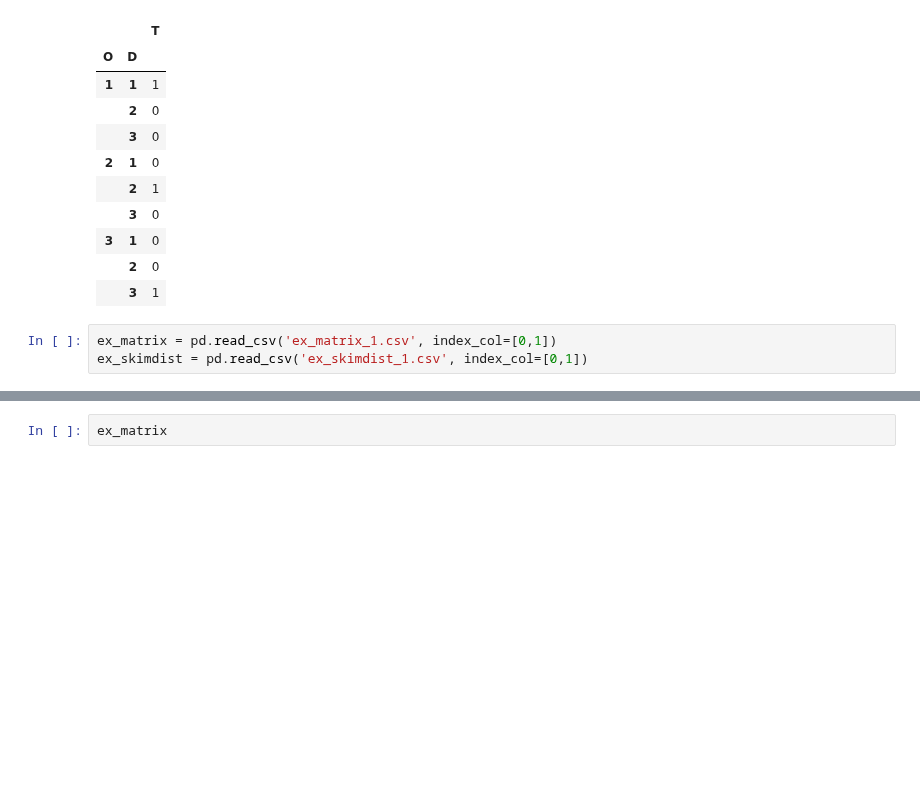
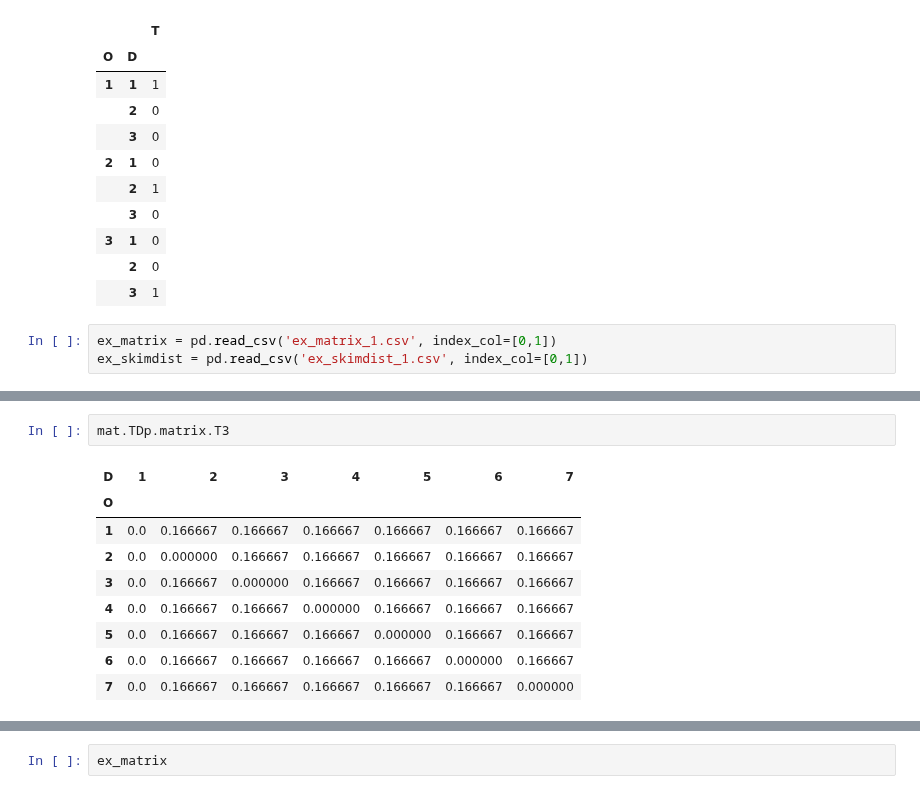
Before and after one commit to jabellcu/TPlanning_matrices, a Jupyter notebook: MatrixExamples.ipynb, the cells around one changed output, grey strips where cells are left out. Saved outputs shown, nothing was run; the diff lists cells and outputs as text; blank space fills up the shorter version.

```diff
--- a/MatrixExamples.ipynb
+++ b/MatrixExamples.ipynb
@@ -81,0 +130,12 @@ ex_skimdist = pd.read_csv('ex_skimdist_1.csv', index_col=[0,1])
+# %%
+mat.TDp.matrix.T3
+# %% [output]
+| D | 1 | 2 | 3 | 4 | 5 | 6 | 7 |
+| O |  |  |  |  |  |  |  |
+| 1 | 0.0 | 0.166667 | 0.166667 | 0.166667 | 0.166667 | 0.166667 | 0.166667 |
+| 2 | 0.0 | 0.000000 | 0.166667 | 0.166667 | 0.166667 | 0.166667 | 0.166667 |
+| 3 | 0.0 | 0.166667 | 0.000000 | 0.166667 | 0.166667 | 0.166667 | 0.166667 |
+| 4 | 0.0 | 0.166667 | 0.166667 | 0.000000 | 0.166667 | 0.166667 | 0.166667 |
+| 5 | 0.0 | 0.166667 | 0.166667 | 0.166667 | 0.000000 | 0.166667 | 0.166667 |
+| 6 | 0.0 | 0.166667 | 0.166667 | 0.166667 | 0.166667 | 0.000000 | 0.166667 |
+| 7 | 0.0 | 0.166667 | 0.166667 | 0.166667 | 0.166667 | 0.166667 | 0.000000 |
```
Also changed, not shown: parts of 19 cells of this notebook, 10 other files.
